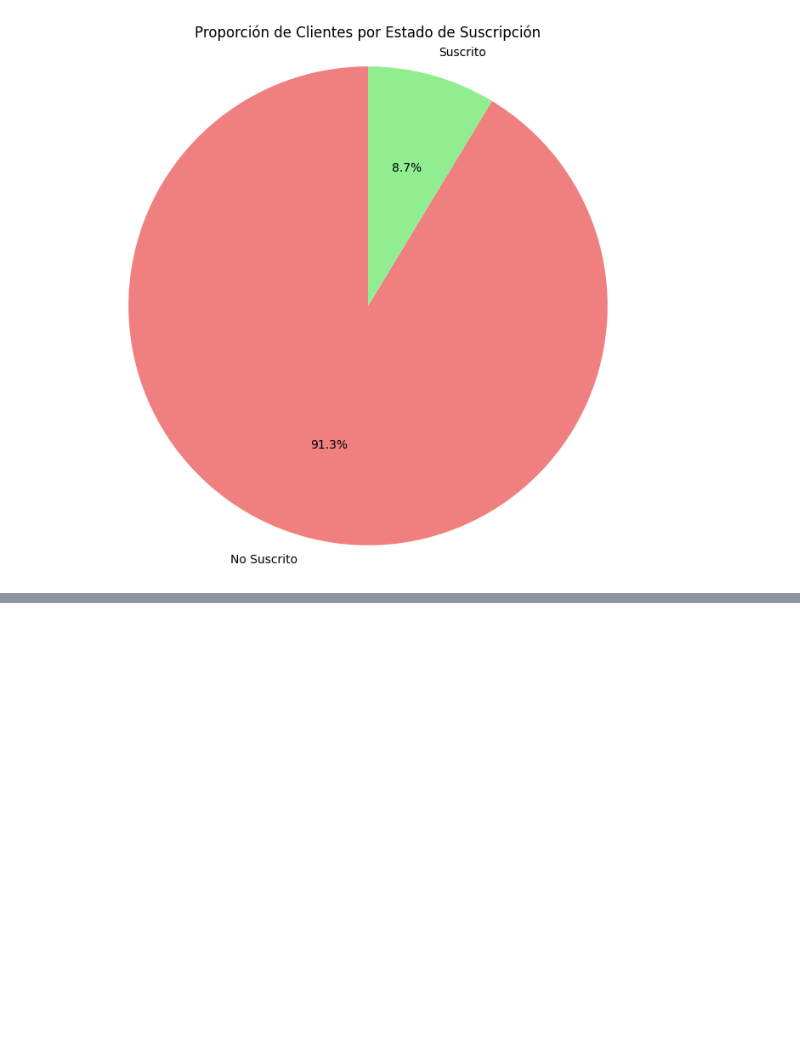
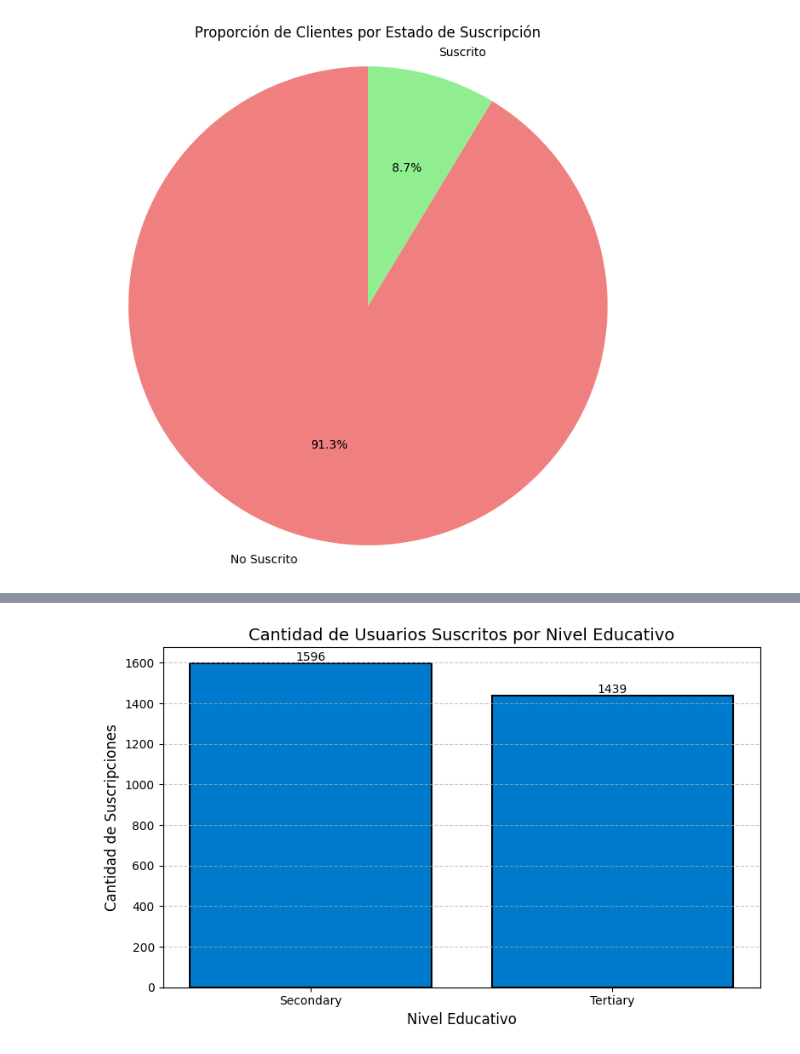
Before and after one commit to Marcocruz88/Repositorioproyecto2, a Jupyter notebook: Soporte 3.ipynb, the cells around one changed output, grey strips where cells are left out. Saved outputs shown, nothing was run; the diff lists cells and outputs as text; code cells hidden in the pictures; blank space fills up the shorter version.

```diff
--- a/Soporte 3.ipynb
+++ b/Soporte 3.ipynb
@@ -250,0 +342,38 @@ plt.show()
+# %%
+import matplotlib.pyplot as plt
+import pandas as pd
+
+# Cargar el archivo proporcionado
+df = pd.read_csv("banklimpio.csv")
+
+# Inicializar un DataFrame para contar las suscripciones por nivel educativo
+education_counts = {
+    'Secondary': df[(df['education_secondary'] == 1) & (df['y_yes'] == 1)].shape[0],
+    'Tertiary': df[(df['education_tertiary'] == 1) & (df['y_yes'] == 1)].shape[0],
+}
+
+# Crear un DataFrame a partir de los resultados
+education_counts_df = pd.DataFrame(list(education_counts.items()), columns=['Nivel Educativo', 'Cantidad de Suscripciones'])
+
+# Crear el gráfico de barras
+plt.figure(figsize=(8, 5))
+bars = plt.bar(education_counts_df['Nivel Educativo'], education_counts_df['Cantidad de Suscripciones'], color='#007ACC', edgecolor='black', linewidth=1.5)
+
+# Mejorar el estilo del gráfico
+plt.xlabel('Nivel Educativo', fontsize=12)
+plt.ylabel('Cantidad de Suscripciones', fontsize=12)
+plt.title('Cantidad de Usuarios Suscritos por Nivel Educativo', fontsize=14)
+plt.xticks(fontsize=10)
+plt.yticks(fontsize=10)
+plt.grid(axis='y', linestyle='--', alpha=0.7)  # Activar cuadrícula en el eje Y
+
+# Añadir etiquetas encima de las barras
+for bar in bars:
+    yval = bar.get_height()
+    plt.text(bar.get_x() + bar.get_width()/2, yval, int(yval), ha='center', va='bottom', fontsize=10)
+
+# Mostrar el gráfico
+plt.tight_layout()  # Ajustar automáticamente el espaciado
+plt.show()
+# %% [output]
+[figure, added]
```
Also changed, not shown: parts of 9 cells of this notebook.
